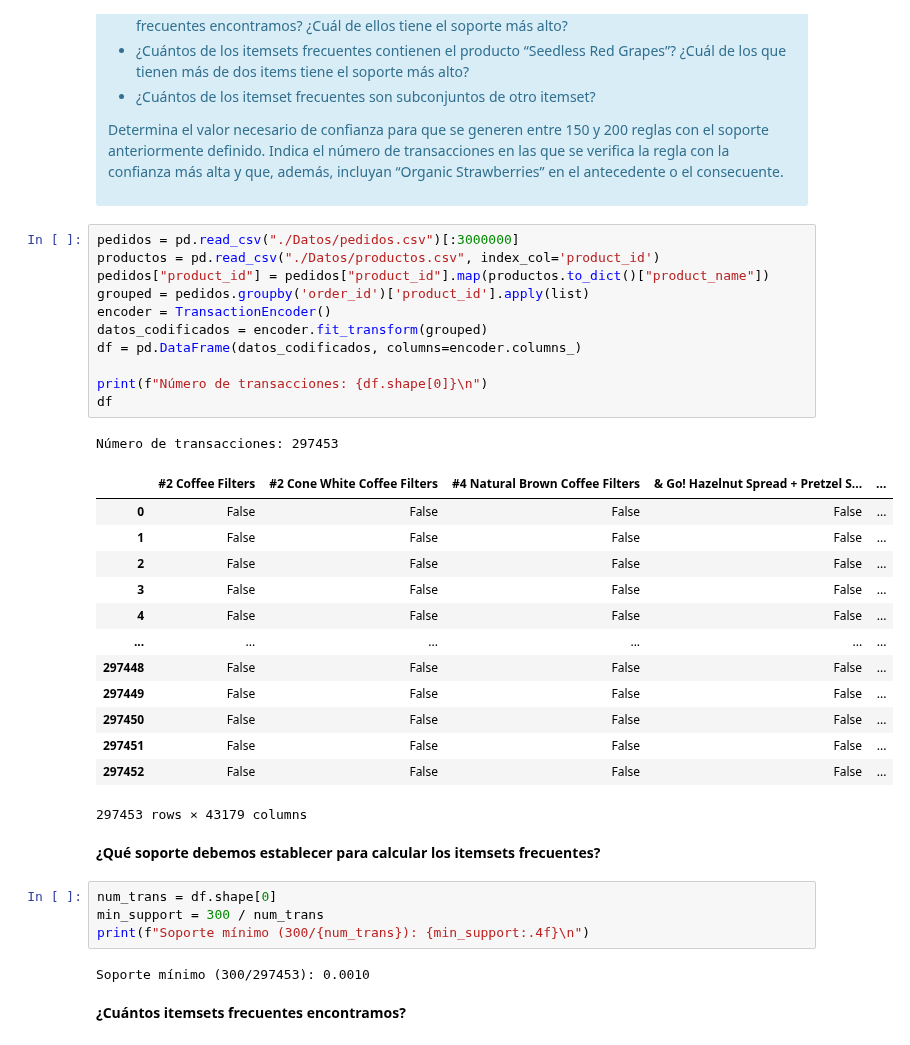
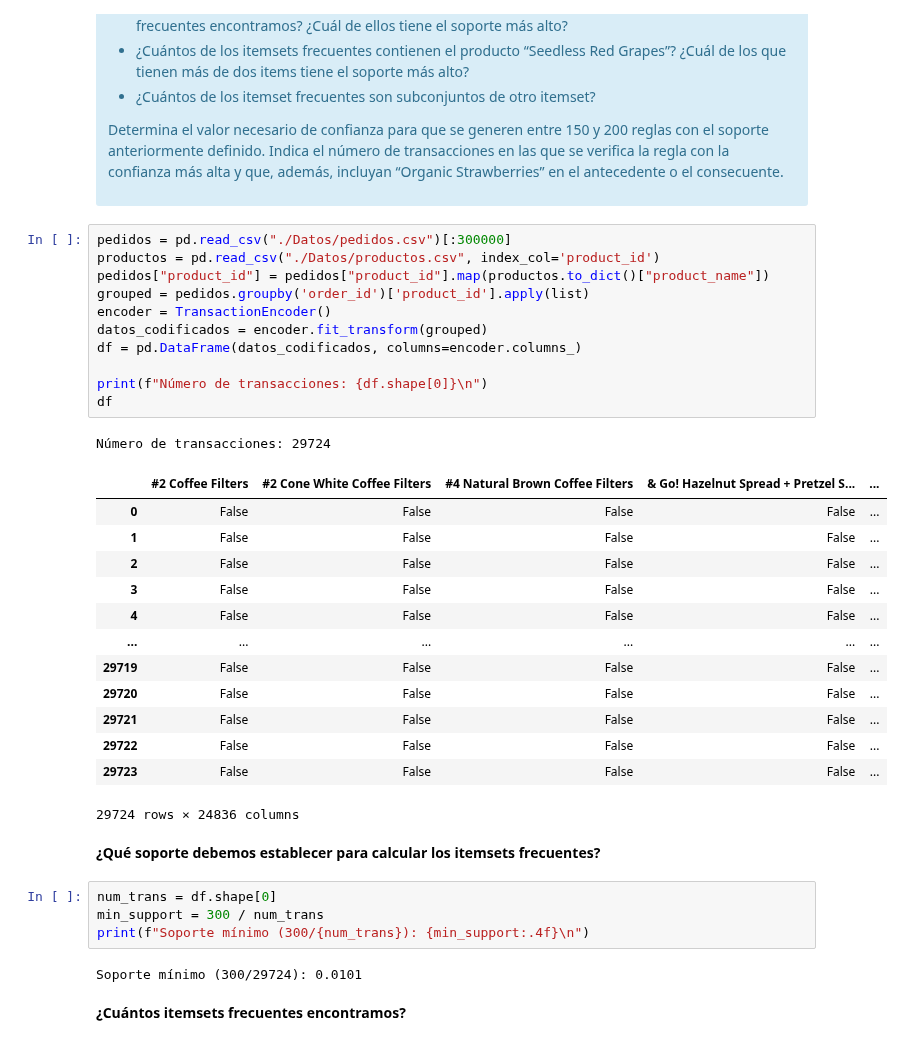
Before and after one commit to uisitoam/Master-Big-Data, a Jupyter notebook: Minería de datos/Practica/asociacion_LuisArdevol.ipynb, the cells around one changed output. Saved outputs shown, nothing was run; the diff lists cells and outputs as text.

```diff
--- a/Minería de datos/Practica/asociacion_LuisArdevol.ipynb
+++ b/Minería de datos/Practica/asociacion_LuisArdevol.ipynb
@@ -281,31 +281,31 @@ Si consideramos que un itemset es frecuente cuando aparece en al menos 300 trans
 Determina el valor necesario de confianza para que se generen entre 150 y 200 reglas con el soporte anteriormente definido. Indica el número de transacciones en las que se verifica la regla con la confianza más alta y que, además, incluyan “Organic Strawberries” en el antecedente o el consecuente.
 </div>
 # %%
-pedidos = pd.read_csv("./Datos/pedidos.csv")[:3000000]
+pedidos = pd.read_csv("./Datos/pedidos.csv")[:300000]
 productos = pd.read_csv("./Datos/productos.csv", index_col='product_id')
 pedidos["product_id"] = pedidos["product_id"].map(productos.to_dict()["product_name"])
 grouped = pedidos.groupby('order_id')['product_id'].apply(list)
 encoder = TransactionEncoder()
 datos_codificados = encoder.fit_transform(grouped)
 df = pd.DataFrame(datos_codificados, columns=encoder.columns_)
 
 print(f"Número de transacciones: {df.shape[0]}\n")
 df
 # %% [output]
-Número de transacciones: 297453
+Número de transacciones: 29724
 |  | #2 Coffee Filters | #2 Cone White Coffee Filters | #4 Natural Brown Coffee Filters | & Go! Hazelnut Spread + Pretzel S... | ... |
 | 0 | False | False | False | False | ... |
 | 1 | False | False | False | False | ... |
 | 2 | False | False | False | False | ... |
 | 3 | False | False | False | False | ... |
 | 4 | False | False | False | False | ... |
 | ... | ... | ... | ... | ... | ... |
-| 297448 | False | False | False | False | ... |
-| 297449 | False | False | False | False | ... |
-| 297450 | False | False | False | False | ... |
-| 297451 | False | False | False | False | ... |
-| 297452 | False | False | False | False | ... |
+| 29719 | False | False | False | False | ... |
+| 29720 | False | False | False | False | ... |
+| 29721 | False | False | False | False | ... |
+| 29722 | False | False | False | False | ... |
+| 29723 | False | False | False | False | ... |
-297453 rows × 43179 columns
+29724 rows × 24836 columns
 # %% [markdown]
 **¿Qué soporte debemos establecer para calcular los itemsets frecuentes?**
 # %%
@@ -313,7 +313,7 @@ num_trans = df.shape[0]
 min_support = 300 / num_trans
 print(f"Soporte mínimo (300/{num_trans}): {min_support:.4f}\n")
 # %% [output]
-Soporte mínimo (300/297453): 0.0010
+Soporte mínimo (300/29724): 0.0101
 # %% [markdown]
 **¿Cuántos itemsets frecuentes encontramos?**
 # %%
```
Also changed, not shown: parts of 3 cells of this notebook, 12 other files.
